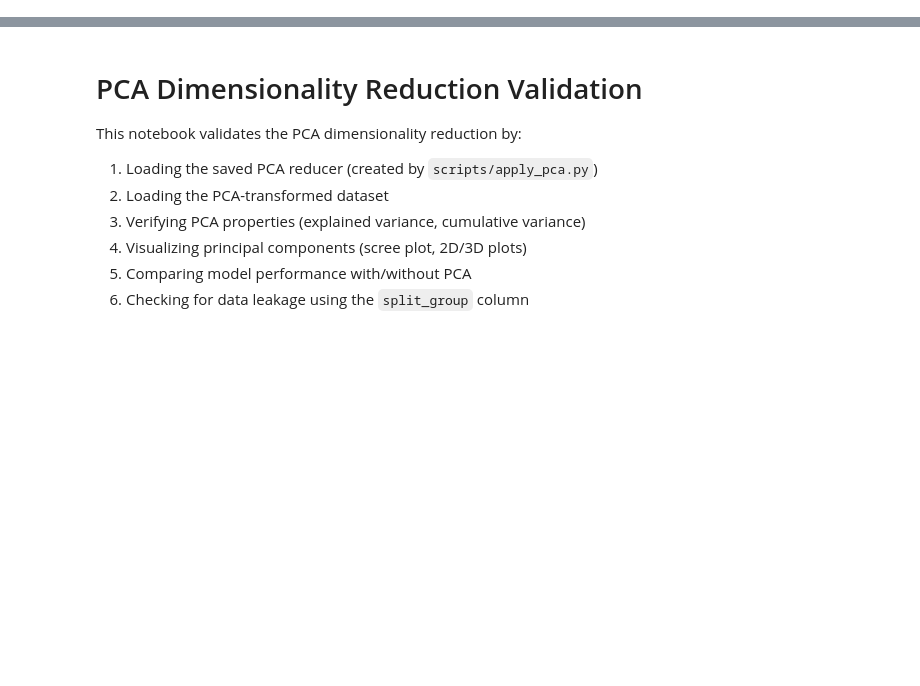
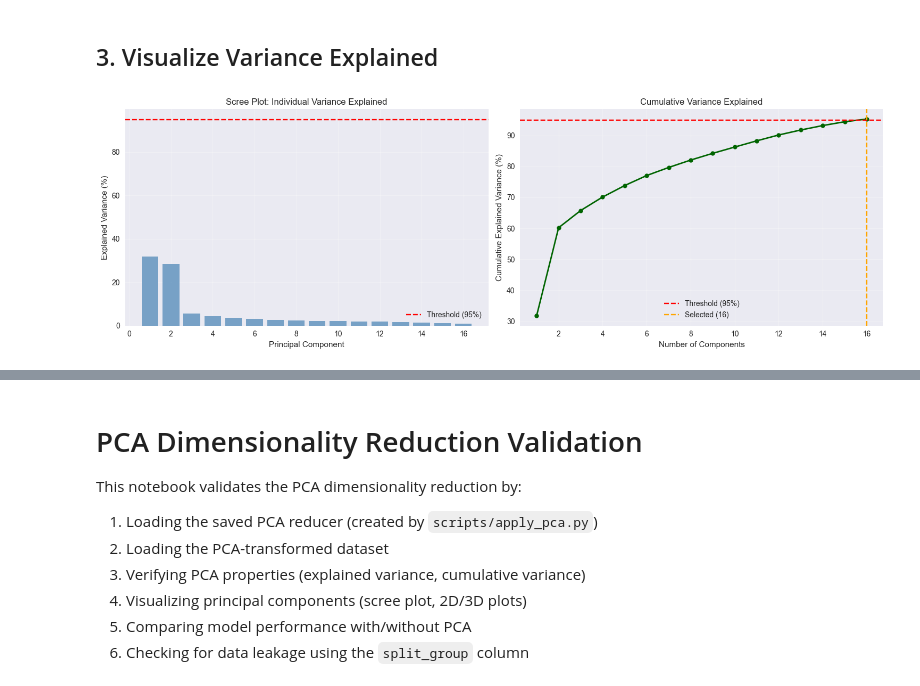
Before and after one commit to djacoo/ml-project-2025, a Jupyter notebook: notebooks/pca_validation.ipynb, the cells around one changed output, grey strips where cells are left out. Cells and saved outputs as stored; diff of their text form; code cells hidden in the pictures; blank space fills up the shorter version.

```diff
--- a/notebooks/pca_validation.ipynb
+++ b/notebooks/pca_validation.ipynb
@@ -0,0 +11,15 @@
+# %%
+import pandas as pd
+import numpy as np
+import matplotlib.pyplot as plt
+import seaborn as sns
+from pathlib import Path
+import sys
+
+sys.path.insert(0, str(Path.cwd().parent / "src"))
+
+from features.dimensionality_reduction import FeatureReducer
+
+# Set style for plots
+plt.style.use('seaborn-v0_8')
+sns.set_palette("husl")
@@ -0,0 +124,38 @@
+# %% [markdown]
+## 3. Visualize Variance Explained
+# %%
+fig, axes = plt.subplots(1, 2, figsize=(15, 5))
+
+# Scree plot (individual variance)
+axes[0].bar(range(1, len(explained_variance_ratio) + 1),
+            explained_variance_ratio * 100,
+            alpha=0.7, color='steelblue')
+axes[0].axhline(y=reducer.variance_threshold * 100,
+                color='r', linestyle='--',
+                label=f'Threshold ({reducer.variance_threshold*100:.0f}%)')
+axes[0].set_xlabel('Principal Component')
+axes[0].set_ylabel('Explained Variance (%)')
+axes[0].set_title('Scree Plot: Individual Variance Explained')
+axes[0].legend()
+axes[0].grid(True, alpha=0.3)
+
+# Cumulative variance plot
+axes[1].plot(range(1, len(cumulative_variance) + 1),
+             cumulative_variance * 100,
+             marker='o', linewidth=2, markersize=6, color='darkgreen')
+axes[1].axhline(y=reducer.variance_threshold * 100,
+                color='r', linestyle='--',
+                label=f'Threshold ({reducer.variance_threshold*100:.0f}%)')
+axes[1].axvline(x=reducer.n_components_selected_,
+                color='orange', linestyle='--',
+                label=f'Selected ({reducer.n_components_selected_})')
+axes[1].set_xlabel('Number of Components')
+axes[1].set_ylabel('Cumulative Explained Variance (%)')
+axes[1].set_title('Cumulative Variance Explained')
+axes[1].legend()
+axes[1].grid(True, alpha=0.3)
+
+plt.tight_layout()
+plt.show()
+# %% [output]
+[figure, added]
```
Also changed, not shown: parts of 22 cells of this notebook, 5 other files.
